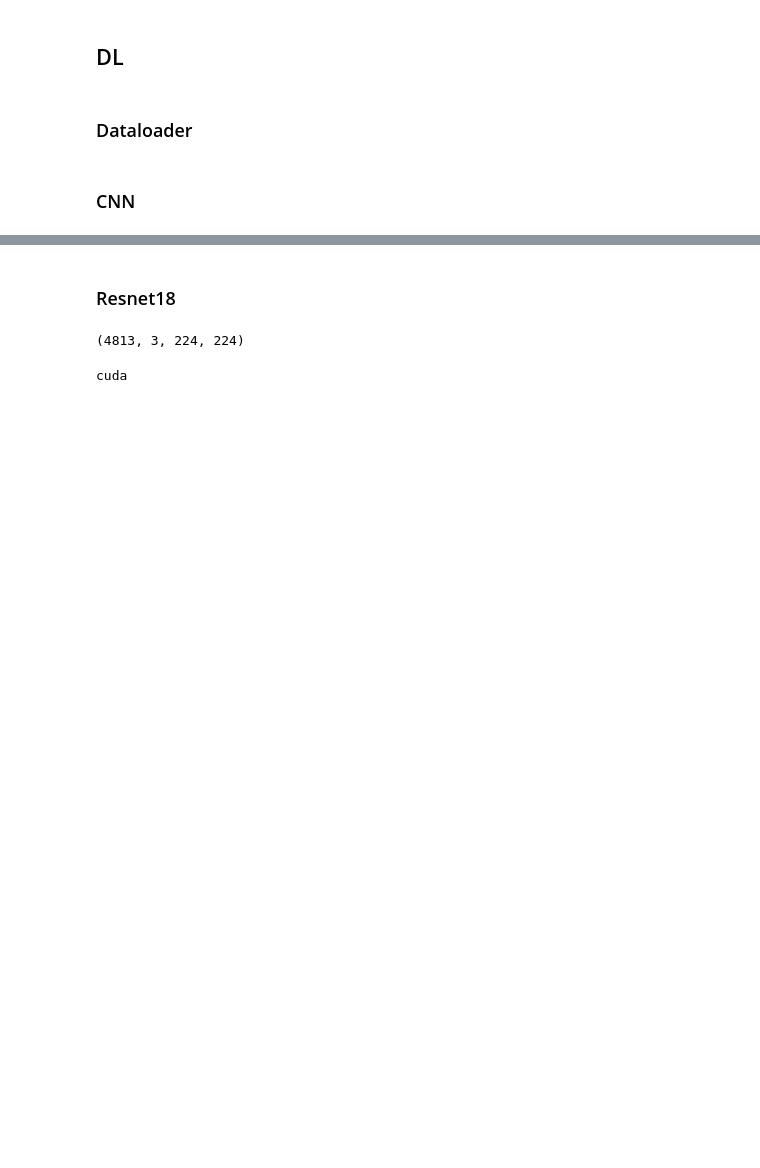
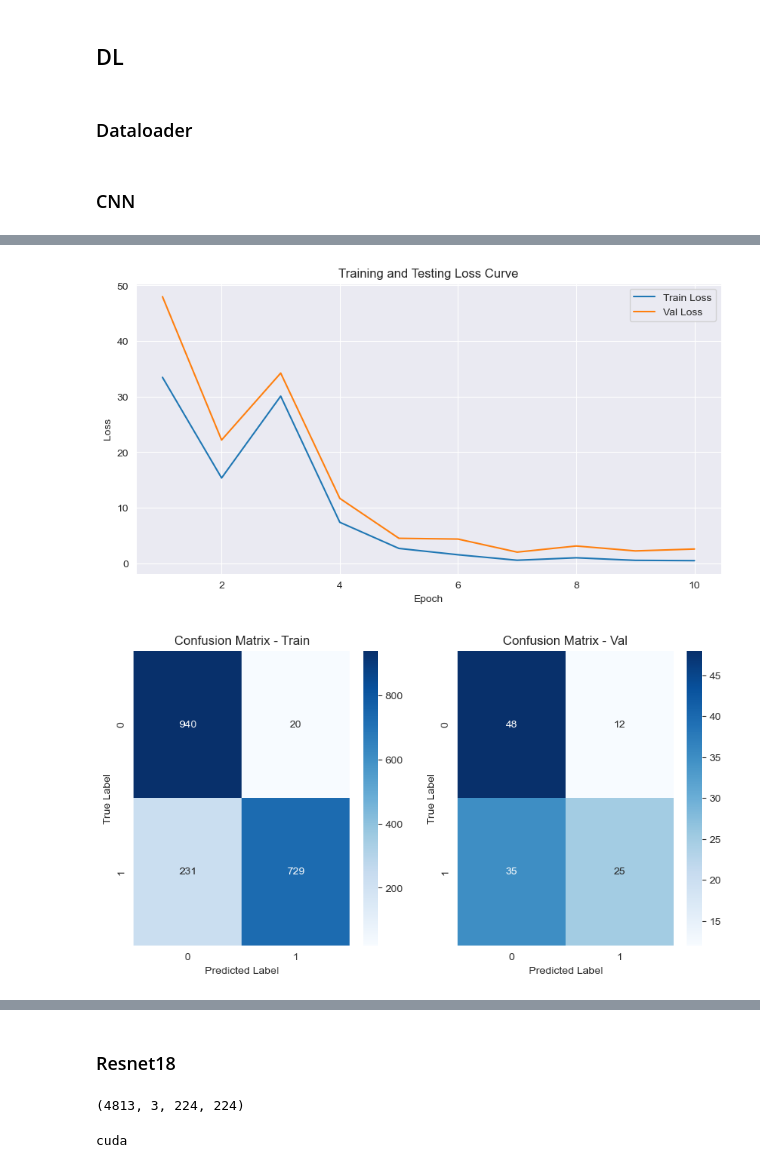
Before and after one commit to cecilia-lin/CSE151A_Pokemon_Classification, a Jupyter notebook: Milestone3.ipynb, the cells around one changed output, grey strips where cells are left out. Drawn from its saved outputs; the diff is of its cells as text; code cells hidden in the pictures; blank space fills up the shorter version.

```diff
--- a/Milestone3.ipynb
+++ b/Milestone3.ipynb
@@ -832,2 +751,22 @@ plot_confusion_matrix_train_val(all_train_targets,all_train_predictions,all_val_
+# %%
+# evaluate model
+
+all_train_targets = []
+all_train_predictions = []
+
+all_train_targets,all_train_predictions = get_predictions(train_loader, CNN, device)
+
+all_val_targets = []
+all_val_predictions = []
+
+all_val_targets,all_val_predictions = get_predictions(val_loader, CNN, device)
+
+# loss curve
+loss_curve(epoches, train_losses, val_losses)
+
+plot_confusion_matrix_train_val(all_train_targets,all_train_predictions,all_val_targets,all_val_predictions)
+# %% [output]
+[figure, added]
+[figure, added]
 # %%
 print_confusion_matrix_train_val(all_train_targets,all_train_predictions,all_val_targets,all_val_predictions)
```
Also changed, not shown: parts of 24 cells of this notebook, 1 other file.
